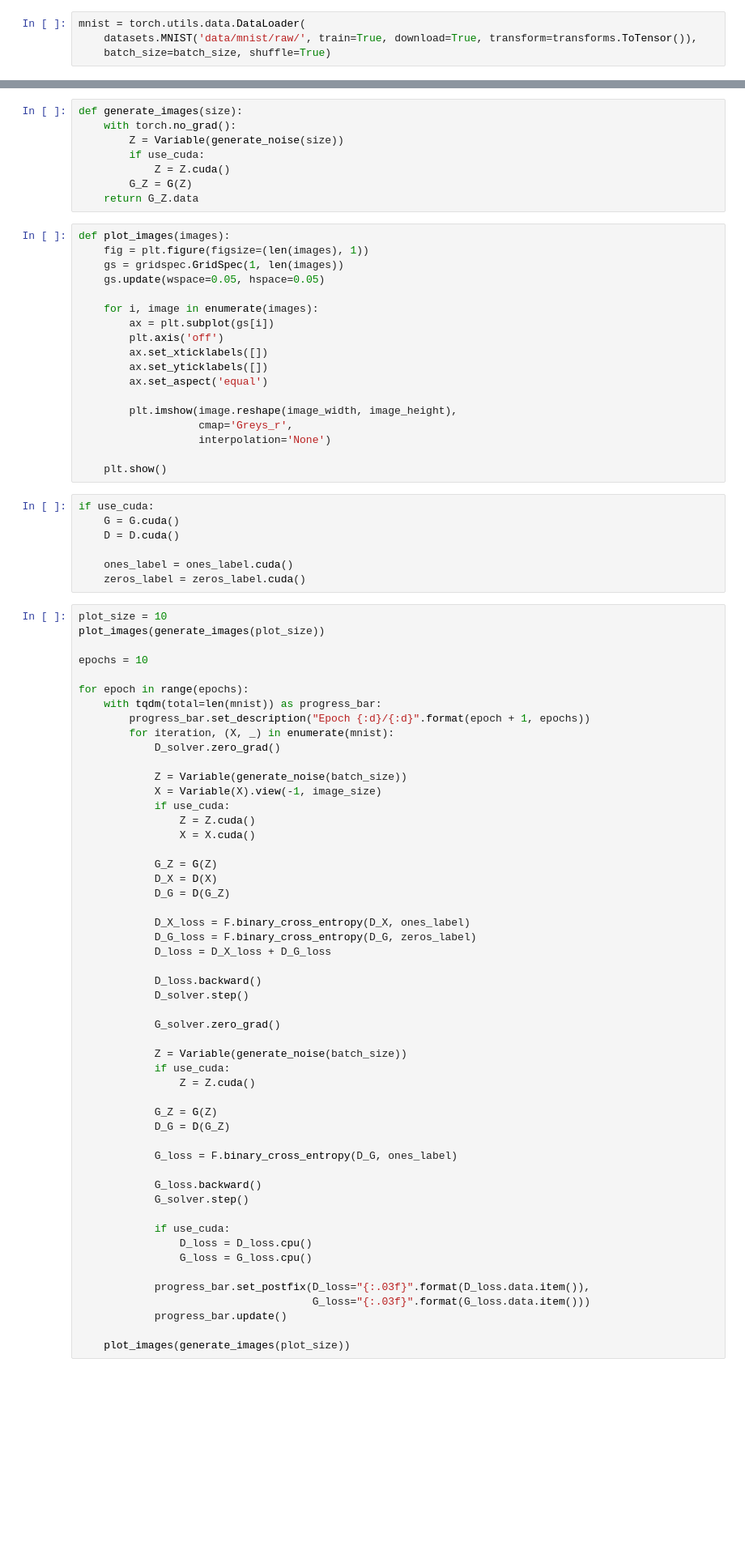
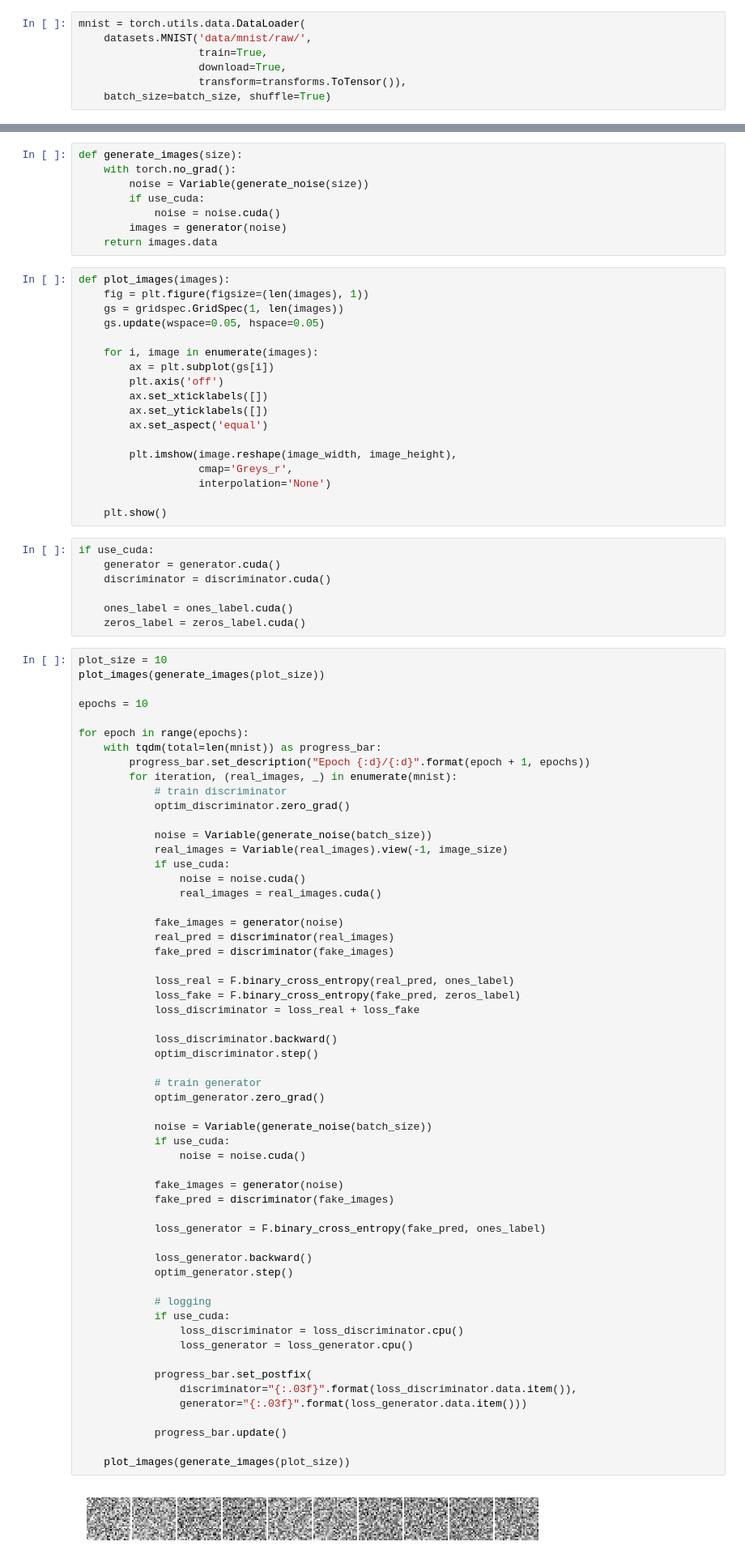
Before and after one commit to rcamino/pytorch-notebooks, a Jupyter notebook: GAN.ipynb, the cells around one changed output, grey strips where cells are left out. Shown at 81% size. Drawn from its saved outputs; the diff is of its cells as text; blank space fills up the shorter version.

```diff
--- a/GAN.ipynb
+++ b/GAN.ipynb
@@ -34,7 +34,10 @@ hidden_size = 128
 learning_rate = 1e-3
 # %%
 mnist = torch.utils.data.DataLoader(
-    datasets.MNIST('data/mnist/raw/', train=True, download=True, transform=transforms.ToTensor()),
+    datasets.MNIST('data/mnist/raw/',
+                   train=True,
+                   download=True,
+                   transform=transforms.ToTensor()),
     batch_size=batch_size, shuffle=True)
 # %%
 image_height = mnist.dataset.train_data.shape[1]
@@ -103,11 +103,11 @@ def generate_noise(size):
 # %%
 def generate_images(size):
     with torch.no_grad():
-        Z = Variable(generate_noise(size))
+        noise = Variable(generate_noise(size))
         if use_cuda:
-            Z = Z.cuda()
-        G_Z = G(Z)
-    return G_Z.data
+            noise = noise.cuda()
+        images = generator(noise)
+    return images.data
 # %%
 def plot_images(images):
     fig = plt.figure(figsize=(len(images), 1))
@@ -128,60 +128,67 @@ def plot_images(images):
     plt.show()
 # %%
 if use_cuda:
-    G = G.cuda()
-    D = D.cuda()
+    generator = generator.cuda()
+    discriminator = discriminator.cuda()
 
     ones_label = ones_label.cuda()
     zeros_label = zeros_label.cuda()
 # %%
 plot_size = 10
 plot_images(generate_images(plot_size))
 
 epochs = 10
 
 for epoch in range(epochs):
     with tqdm(total=len(mnist)) as progress_bar:
         progress_bar.set_description("Epoch {:d}/{:d}".format(epoch + 1, epochs))
-        for iteration, (X, _) in enumerate(mnist):
-            D_solver.zero_grad()
+        for iteration, (real_images, _) in enumerate(mnist):
+            # train discriminator
+            optim_discriminator.zero_grad()
 
-            Z = Variable(generate_noise(batch_size))
-            X = Variable(X).view(-1, image_size)
+            noise = Variable(generate_noise(batch_size))
+            real_images = Variable(real_images).view(-1, image_size)
             if use_cuda:
-                Z = Z.cuda()
-                X = X.cuda()
+                noise = noise.cuda()
+                real_images = real_images.cuda()
 
-            G_Z = G(Z)
-            D_X = D(X)
-            D_G = D(G_Z)
+            fake_images = generator(noise)
+            real_pred = discriminator(real_images)
+            fake_pred = discriminator(fake_images)
 
-            D_X_loss = F.binary_cross_entropy(D_X, ones_label)
-            D_G_loss = F.binary_cross_entropy(D_G, zeros_label)
-            D_loss = D_X_loss + D_G_loss
+            loss_real = F.binary_cross_entropy(real_pred, ones_label)
+            loss_fake = F.binary_cross_entropy(fake_pred, zeros_label)
+            loss_discriminator = loss_real + loss_fake
 
-            D_loss.backward()
-            D_solver.step()
+            loss_discriminator.backward()
+            optim_discriminator.step()
 
-            G_solver.zero_grad()
+            # train generator
+            optim_generator.zero_grad()
 
-            Z = Variable(generate_noise(batch_size))
+            noise = Variable(generate_noise(batch_size))
             if use_cuda:
-                Z = Z.cuda()
+                noise = noise.cuda()
 
-            G_Z = G(Z)
-            D_G = D(G_Z)
+            fake_images = generator(noise)
+            fake_pred = discriminator(fake_images)
 
-            G_loss = F.binary_cross_entropy(D_G, ones_label)
+            loss_generator = F.binary_cross_entropy(fake_pred, ones_label)
 
-            G_loss.backward()
-            G_solver.step()
+            loss_generator.backward()
+            optim_generator.step()
 
+            # logging
             if use_cuda:
-                D_loss = D_loss.cpu()
-                G_loss = G_loss.cpu()
+                loss_discriminator = loss_discriminator.cpu()
+                loss_generator = loss_generator.cpu()
 
-            progress_bar.set_postfix(D_loss="{:.03f}".format(D_loss.data.item()),
-                                     G_loss="{:.03f}".format(G_loss.data.item()))
+            progress_bar.set_postfix(
+                discriminator="{:.03f}".format(loss_discriminator.data.item()),
+                generator="{:.03f}".format(loss_generator.data.item()))
+
             progress_bar.update()
 
     plot_images(generate_images(plot_size))
+# %% [output]
+[figure, added]
```
Also changed, not shown: parts of 6 cells of this notebook.
